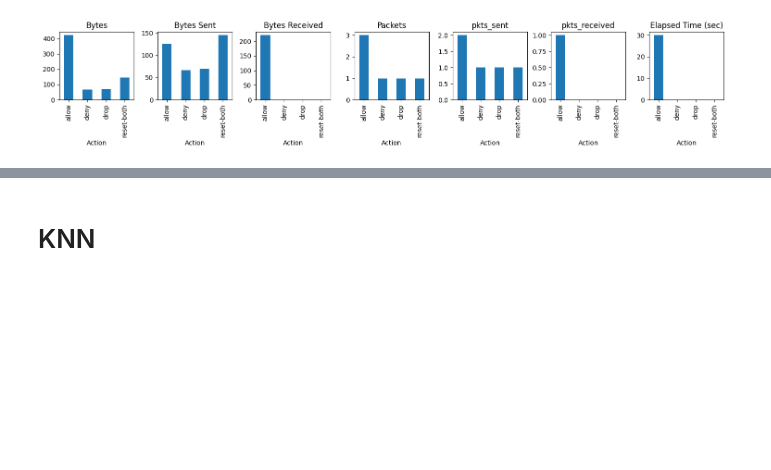
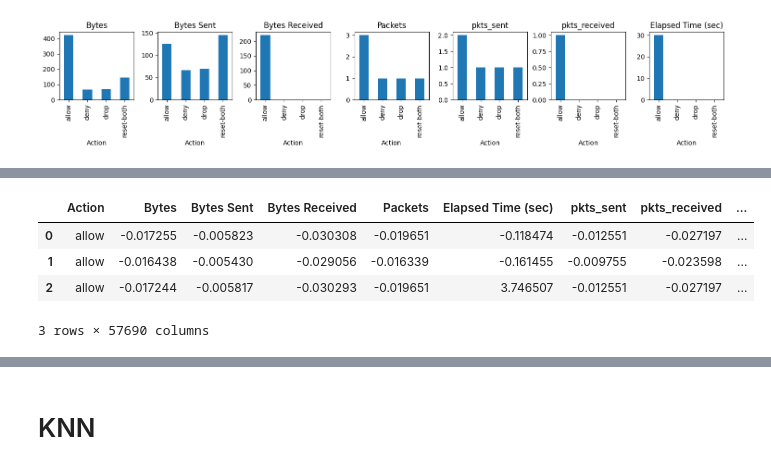
Before and after one commit to terjirapat/ML_ClassificationOfFirewall, a Jupyter notebook: main.ipynb, the cells around one changed output, grey strips where cells are left out. Drawn from its saved outputs; the diff is of its cells as text; code cells hidden in the pictures; blank space fills up the shorter version.

```diff
--- a/main.ipynb
+++ b/main.ipynb
@@ -229,6 +241,14 @@ plt.show()
 # %%
-# df = pd.get_dummies(df, columns=['Source Port', 'Destination Port', 'NAT Source Port', 'NAT Destination Port'])
-# df.head()
+# onehot encoding
+df = pd.get_dummies(df, columns=['Source Port', 'Destination Port', 'NAT Source Port', 'NAT Destination Port'])
+
+df.head(3)
+# %% [output]
+|  | Action | Bytes | Bytes Sent | Bytes Received | Packets | Elapsed Time (sec) | pkts_sent | pkts_received | ... |
+| 0 | allow | -0.017255 | -0.005823 | -0.030308 | -0.019651 | -0.118474 | -0.012551 | -0.027197 | ... |
+| 1 | allow | -0.016438 | -0.005430 | -0.029056 | -0.016339 | -0.161455 | -0.009755 | -0.023598 | ... |
+| 2 | allow | -0.017244 | -0.005817 | -0.030293 | -0.019651 | 3.746507 | -0.012551 | -0.027197 | ... |
+3 rows × 57690 columns
 # %%
 X = df.drop(['Action', 'Packets', 'pkts_sent', 'pkts_received'], axis=1)
 y = df['Action']
```
Also changed, not shown: parts of 28 cells of this notebook.
